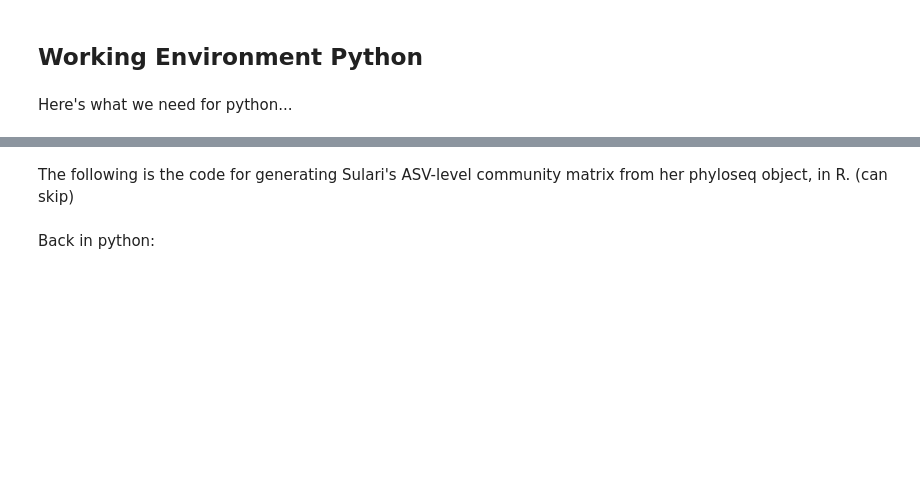
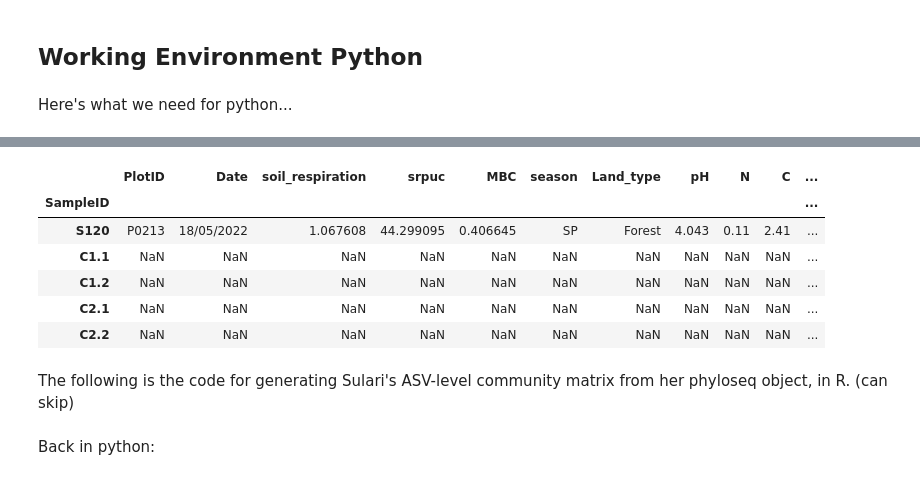
Before and after one commit to danchurch/fichtelgebirgeSoils, a Jupyter notebook: spatialAnalysis/spatialAnalysisSulariData.ipynb, the cells around one changed output, grey strips where cells are left out. Cells and saved outputs as stored; diff of their text form; code cells hidden in the pictures; blank space fills up the shorter version.

```diff
--- a/spatialAnalysis/spatialAnalysisSulariData.ipynb
+++ b/spatialAnalysis/spatialAnalysisSulariData.ipynb
@@ -49,3 +66,18 @@ envData.head()
+# %%
+## in the future, this is the cleaner data:
+sulariEnvCSV="/home/daniel/Documents/projects/fichtelSoils/fichtelgebirgeSoils/spatialAnalysis/sulariEnv.csv"
+envData = pd.read_csv(sulariEnvCSV, index_col='SampleID')
+
+envData.head()
+envData.tail()
+# %% [output]
+|  | PlotID | Date | soil_respiration | srpuc | MBC | season | Land_type | pH | N | C | ... |
+| SampleID |  |  |  |  |  |  |  |  |  |  | ... |
+| S120 | P0213 | 18/05/2022 | 1.067608 | 44.299095 | 0.406645 | SP | Forest | 4.043 | 0.11 | 2.41 | ... |
+| C1.1 | NaN | NaN | NaN | NaN | NaN | NaN | NaN | NaN | NaN | NaN | ... |
+| C1.2 | NaN | NaN | NaN | NaN | NaN | NaN | NaN | NaN | NaN | NaN | ... |
+| C2.1 | NaN | NaN | NaN | NaN | NaN | NaN | NaN | NaN | NaN | NaN | ... |
+| C2.2 | NaN | NaN | NaN | NaN | NaN | NaN | NaN | NaN | NaN | NaN | ... |
 # %% [markdown]
 The following is the code for generating Sulari's ASV-level community matrix from her phyloseq object, in R. (can skip)
 # %%
```
Also changed, not shown: parts of 18 cells of this notebook, 9 other files.
